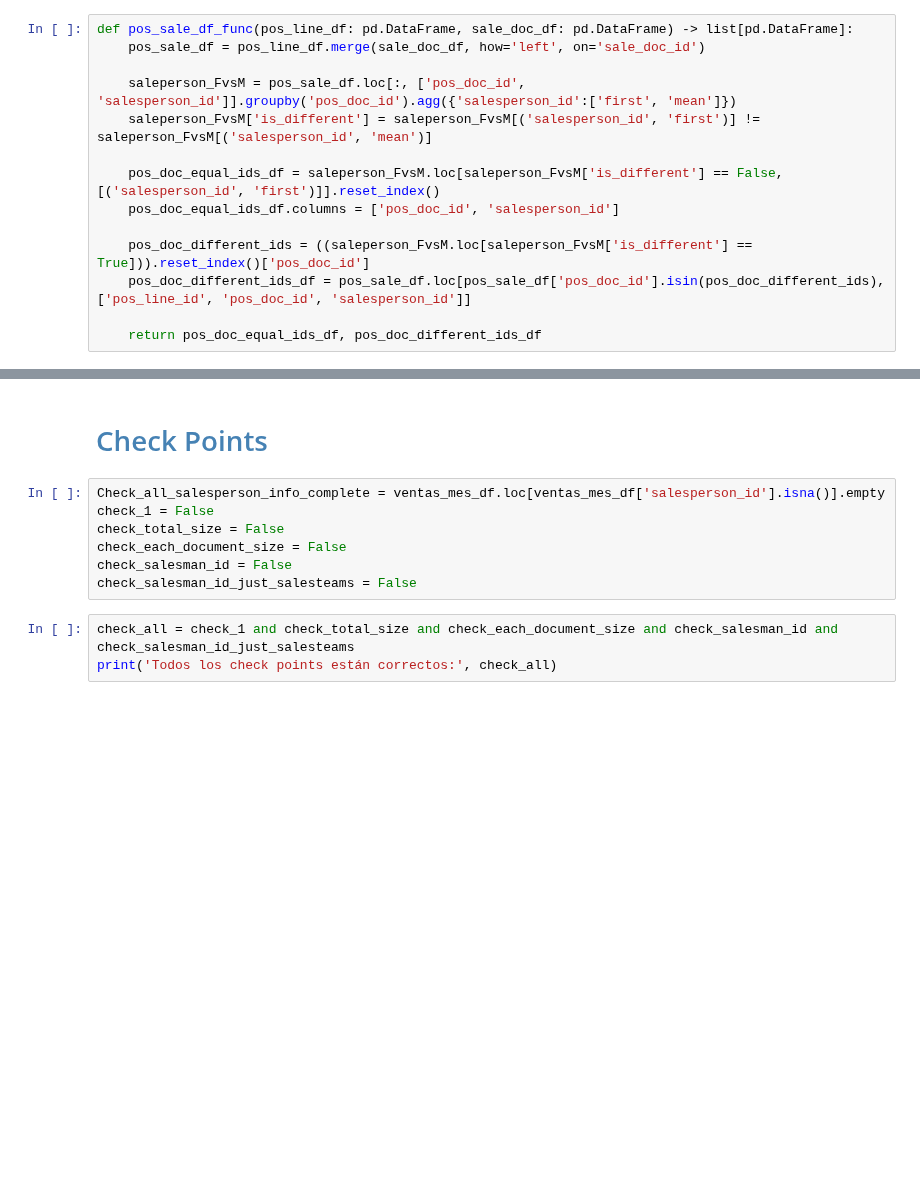
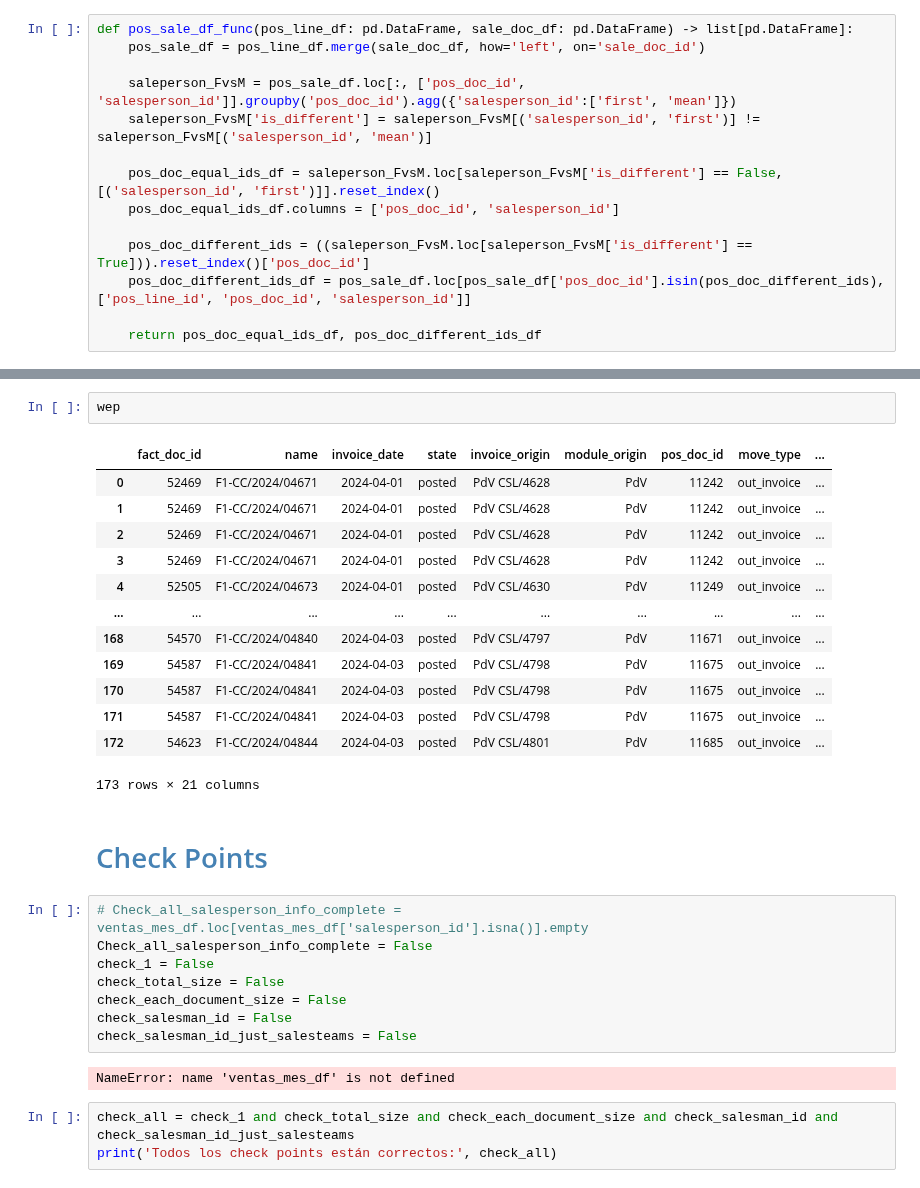
Before and after one commit to ecostichp/odoo_comisiones, a Jupyter notebook: algoritmo/beta_algoritmo_func.ipynb, the cells around one changed output, grey strips where cells are left out. Saved outputs shown, nothing was run; the diff lists cells and outputs as text; blank space fills up the shorter version.

```diff
--- a/algoritmo/beta_algoritmo_func.ipynb
+++ b/algoritmo/beta_algoritmo_func.ipynb
@@ -456,12 +449,31 @@ complete_df.loc[complete_df['salesperson_id'].isna()]
+# %%
+wep
+# %% [output]
+|  | fact_doc_id | name | invoice_date | state | invoice_origin | module_origin | pos_doc_id | move_type | ... |
+| 0 | 52469 | F1-CC/2024/04671 | 2024-04-01 | posted | PdV CSL/4628 | PdV | 11242 | out_invoice | ... |
+| 1 | 52469 | F1-CC/2024/04671 | 2024-04-01 | posted | PdV CSL/4628 | PdV | 11242 | out_invoice | ... |
+| 2 | 52469 | F1-CC/2024/04671 | 2024-04-01 | posted | PdV CSL/4628 | PdV | 11242 | out_invoice | ... |
+| 3 | 52469 | F1-CC/2024/04671 | 2024-04-01 | posted | PdV CSL/4628 | PdV | 11242 | out_invoice | ... |
+| 4 | 52505 | F1-CC/2024/04673 | 2024-04-01 | posted | PdV CSL/4630 | PdV | 11249 | out_invoice | ... |
+| ... | ... | ... | ... | ... | ... | ... | ... | ... | ... |
+| 168 | 54570 | F1-CC/2024/04840 | 2024-04-03 | posted | PdV CSL/4797 | PdV | 11671 | out_invoice | ... |
+| 169 | 54587 | F1-CC/2024/04841 | 2024-04-03 | posted | PdV CSL/4798 | PdV | 11675 | out_invoice | ... |
+| 170 | 54587 | F1-CC/2024/04841 | 2024-04-03 | posted | PdV CSL/4798 | PdV | 11675 | out_invoice | ... |
+| 171 | 54587 | F1-CC/2024/04841 | 2024-04-03 | posted | PdV CSL/4798 | PdV | 11675 | out_invoice | ... |
+| 172 | 54623 | F1-CC/2024/04844 | 2024-04-03 | posted | PdV CSL/4801 | PdV | 11685 | out_invoice | ... |
+173 rows × 21 columns
 # %% [markdown]
 # <span style="color:steelblue">Check Points<span>
 # %%
-Check_all_salesperson_info_complete = ventas_mes_df.loc[ventas_mes_df['salesperson_id'].isna()].empty
+# Check_all_salesperson_info_complete = ventas_mes_df.loc[ventas_mes_df['salesperson_id'].isna()].empty
+Check_all_salesperson_info_complete = False
 check_1 = False
 check_total_size = False
 check_each_document_size = False
 check_salesman_id = False
 check_salesman_id_just_salesteams = False
+# %% [output]
+NameError: name 'ventas_mes_df' is not defined
 # %%
 check_all = check_1 and check_total_size and check_each_document_size and check_salesman_id and check_salesman_id_just_salesteams
 print('Todos los check points están correctos:', check_all)
```
Also changed, not shown: parts of 11 cells of this notebook, 6 other files.
